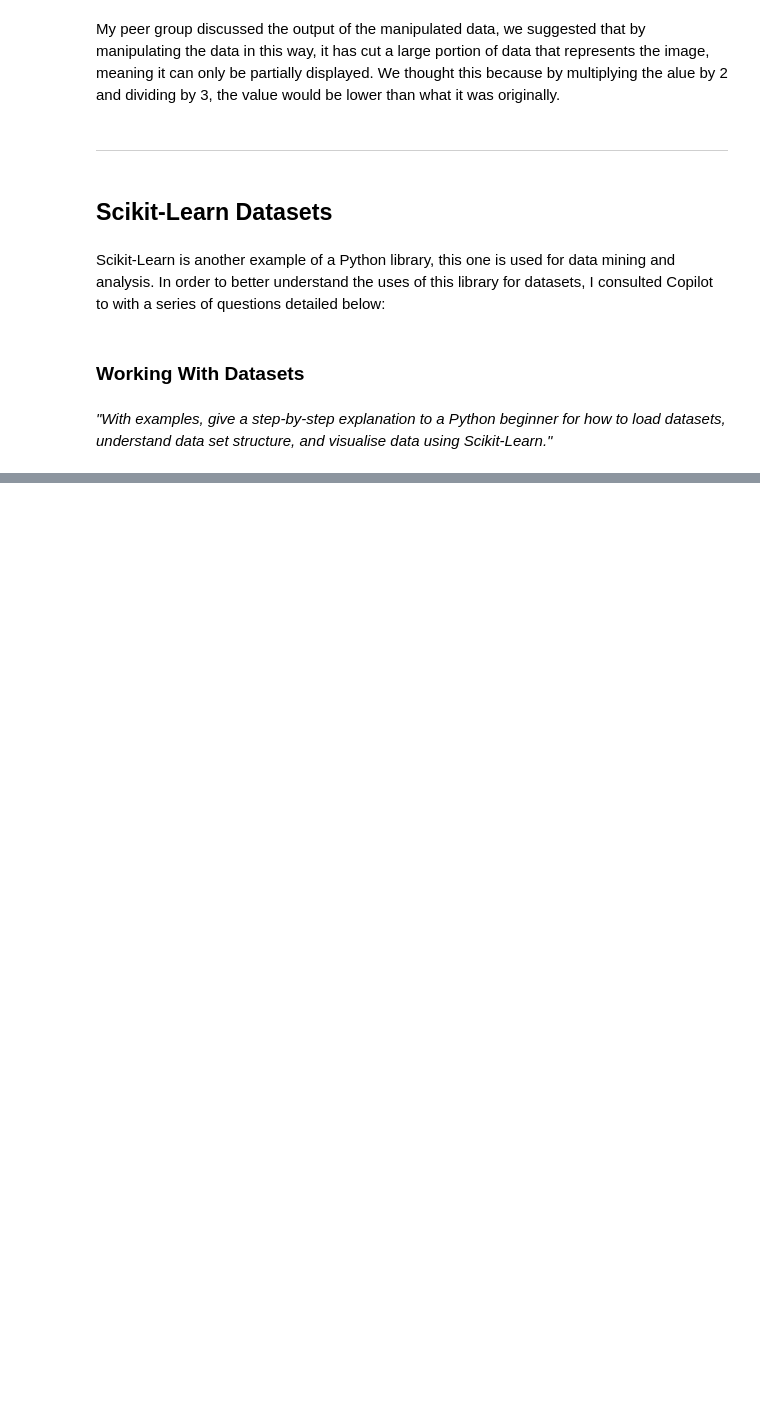
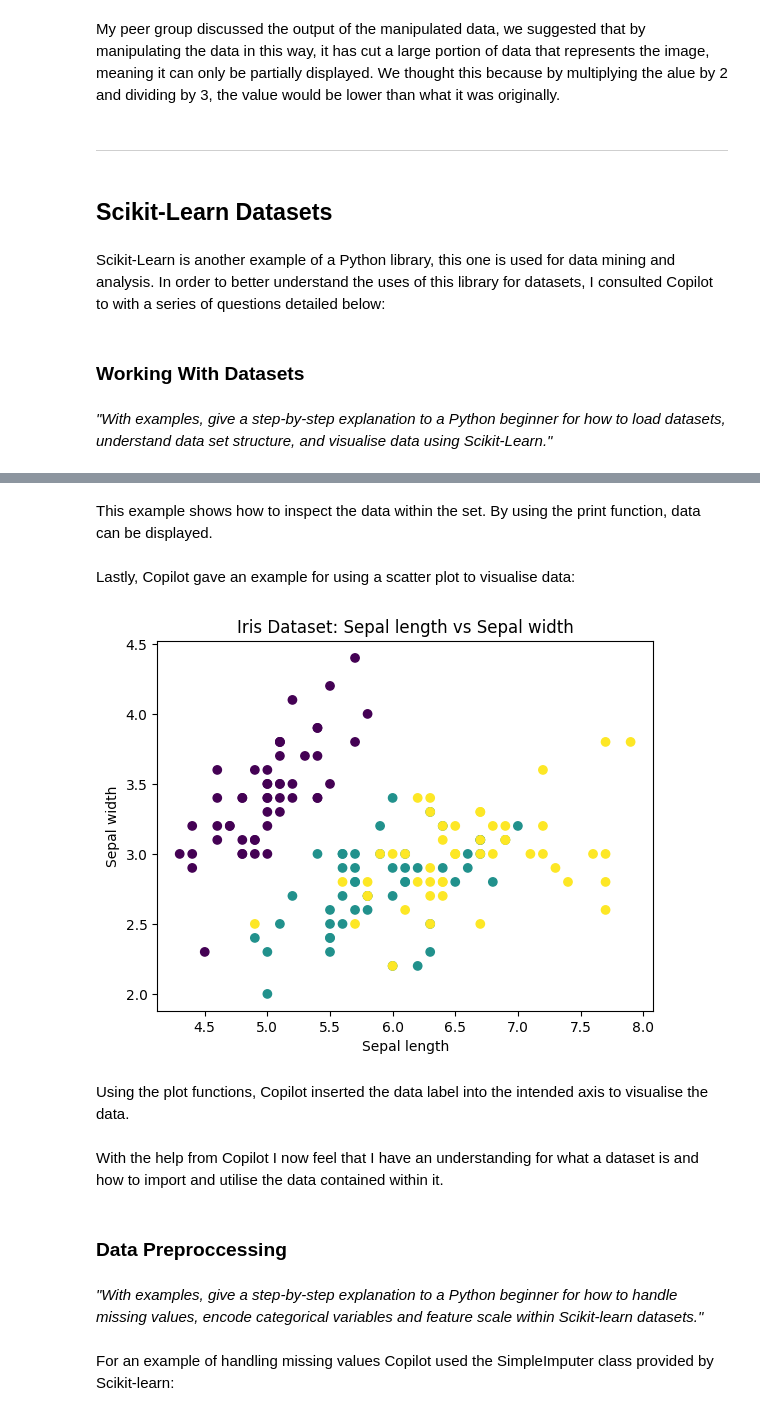
Before and after one commit to CMDobie/ai-for-the-arts, a Jupyter notebook: Learning_Python/Part4.ipynb, the cells around one changed output, grey strips where cells are left out. Drawn from its saved outputs; the diff is of its cells as text; code cells hidden in the pictures; blank space fills up the shorter version.

```diff
--- a/Part4.ipynb
+++ b/Learning_Python/Part4.ipynb
@@ -67,0 +70,5 @@ Scikit-Learn is another example of a Python library, this one is used for data m
+# %%
+from sklearn.datasets import load_iris
+
+# Load the Iris dataset
+iris = load_iris()
@@ -67,0 +96,25 @@ Scikit-Learn is another example of a Python library, this one is used for data m
+# %% [markdown]
+This example shows how to inspect the data within the set. By using the print function, data can be displayed.
+# %% [markdown]
+Lastly, Copilot gave an example for using a scatter plot to visualise data:
+# %%
+import matplotlib.pyplot as plt
+
+# Plot sepal length vs sepal width
+plt.scatter(iris.data[:, 0], iris.data[:, 1], c=iris.target)
+plt.xlabel('Sepal length')
+plt.ylabel('Sepal width')
+plt.title('Iris Dataset: Sepal length vs Sepal width')
+plt.show()
+# %% [output]
+[figure, added]
+# %% [markdown]
+Using the plot functions, Copilot inserted the data label into the intended axis to visualise the data.
+# %% [markdown]
+With the help from Copilot I now feel that I have an understanding for what a dataset is and how to import and utilise the data contained within it.
+# %% [markdown]
+### Data Preproccessing
+# %% [markdown]
+*"With examples, give a step-by-step explanation to a Python beginner for how to handle missing values, encode categorical variables and feature scale within Scikit-learn datasets."*
+# %% [markdown]
+For an example of handling missing values Copilot used the SimpleImputer class provided by Scikit-learn:
```
Also changed, not shown: parts of 8 cells of this notebook, 4 other files.
